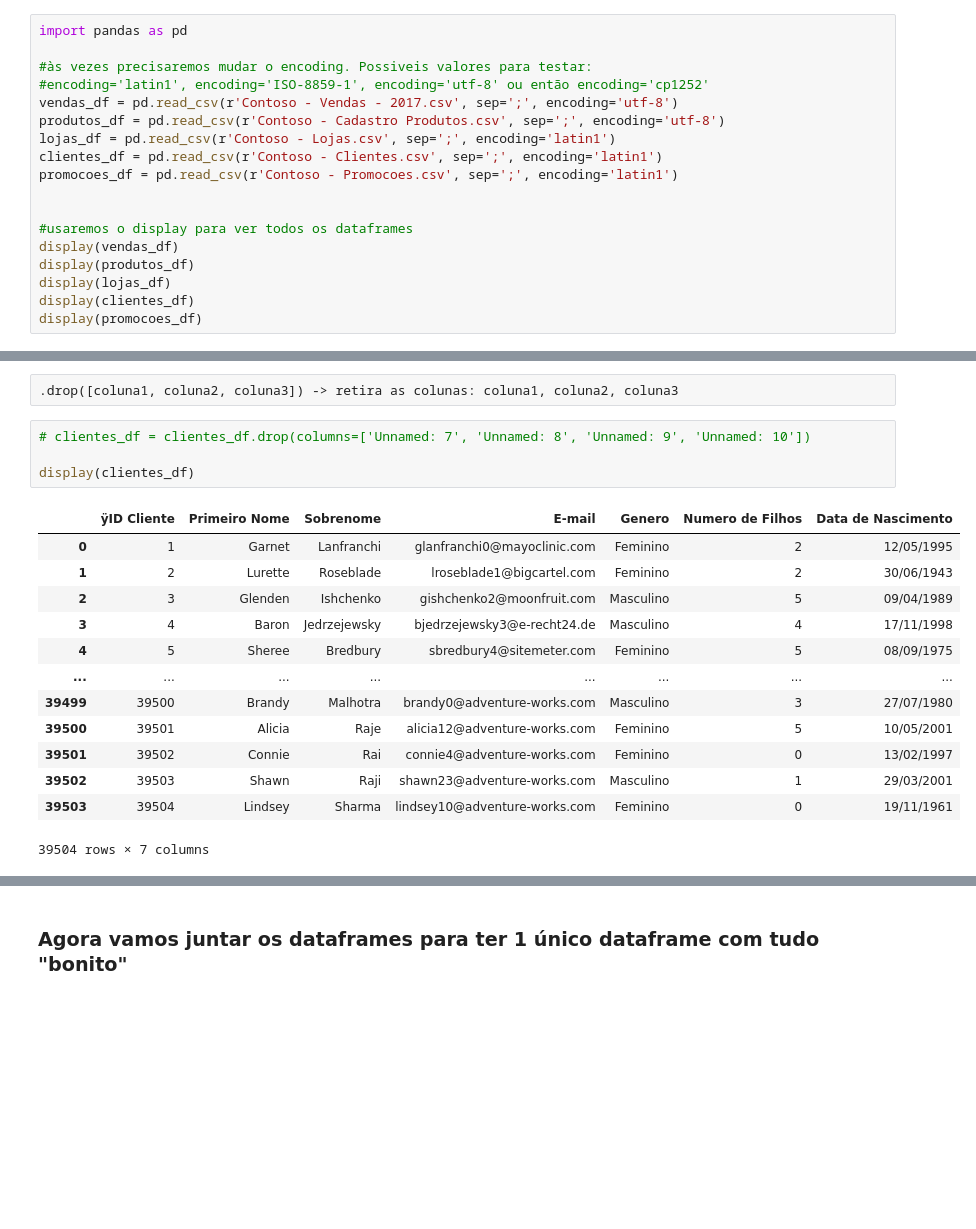
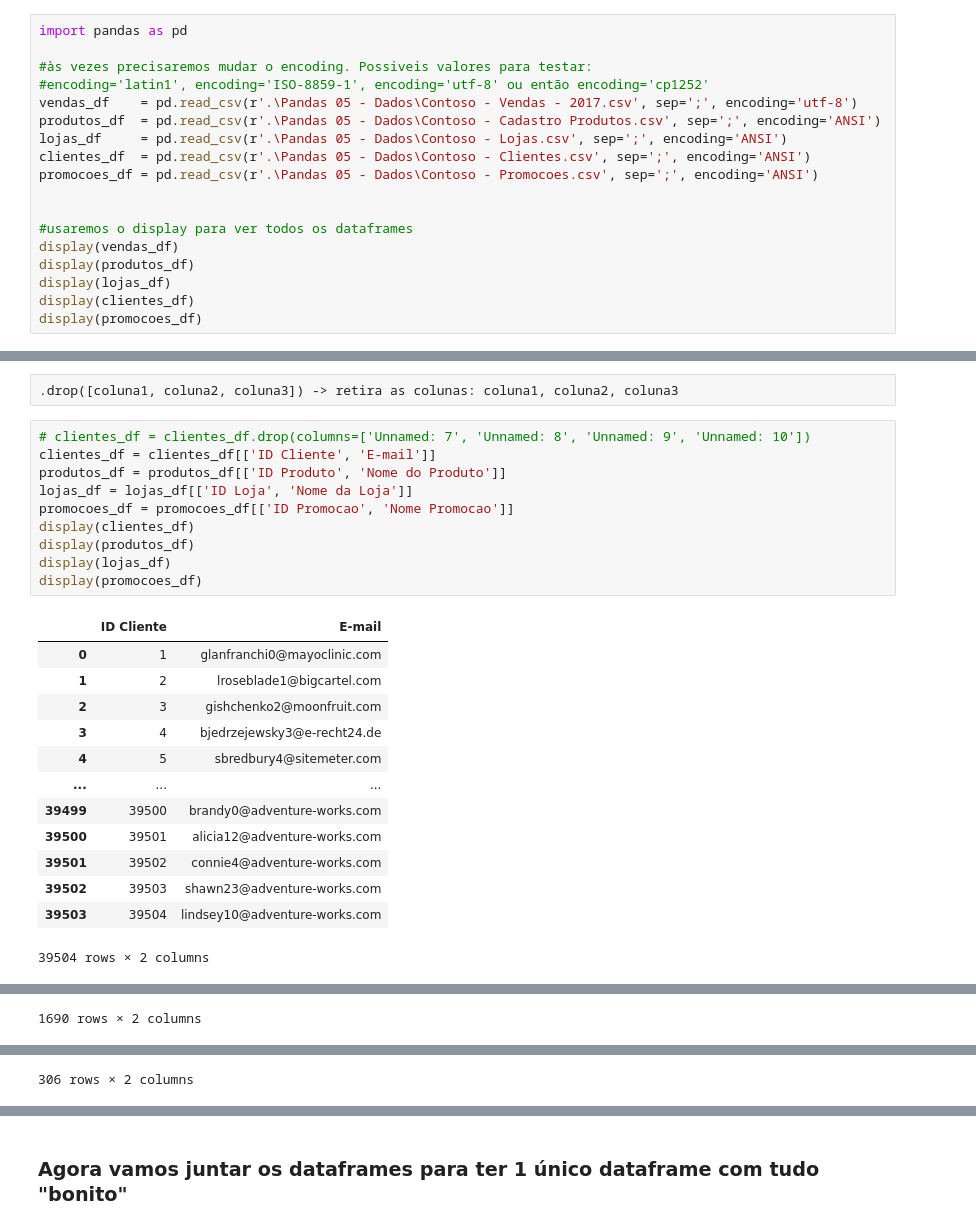
Before and after one commit to Anderson-Andy-Correa/8-Python-Impressionador-Hashtag, a Jupyter notebook: 22-Pandas_e_Integracao_com_Excel/Pandas 05 - Tratamento de Dados.ipynb, the cells around one changed output, grey strips where cells are left out. Cells and saved outputs as stored; diff of their text form; blank space fills up the shorter version.

```diff
--- a/22-Pandas_e_Integracao_com_Excel/Pandas 05 - Tratamento de Dados.ipynb
+++ b/22-Pandas_e_Integracao_com_Excel/Pandas 05 - Tratamento de Dados.ipynb
@@ -13,11 +13,11 @@ import pandas as pd
 
 #às vezes precisaremos mudar o encoding. Possiveis valores para testar:
 #encoding='latin1', encoding='ISO-8859-1', encoding='utf-8' ou então encoding='cp1252'
-vendas_df = pd.read_csv(r'Contoso - Vendas - 2017.csv', sep=';', encoding='utf-8')
-produtos_df = pd.read_csv(r'Contoso - Cadastro Produtos.csv', sep=';', encoding='utf-8')
-lojas_df = pd.read_csv(r'Contoso - Lojas.csv', sep=';', encoding='latin1')
-clientes_df = pd.read_csv(r'Contoso - Clientes.csv', sep=';', encoding='latin1')
-promocoes_df = pd.read_csv(r'Contoso - Promocoes.csv', sep=';', encoding='latin1')
+vendas_df    = pd.read_csv(r'.\Pandas 05 - Dados\Contoso - Vendas - 2017.csv', sep=';', encoding='utf-8')
+produtos_df  = pd.read_csv(r'.\Pandas 05 - Dados\Contoso - Cadastro Produtos.csv', sep=';', encoding='ANSI')
+lojas_df     = pd.read_csv(r'.\Pandas 05 - Dados\Contoso - Lojas.csv', sep=';', encoding='ANSI')
+clientes_df  = pd.read_csv(r'.\Pandas 05 - Dados\Contoso - Clientes.csv', sep=';', encoding='ANSI')
+promocoes_df = pd.read_csv(r'.\Pandas 05 - Dados\Contoso - Promocoes.csv', sep=';', encoding='ANSI')
 
 
 #usaremos o display para ver todos os dataframes
@@ -102,19 +102,25 @@ display(promocoes_df)
 .drop([coluna1, coluna2, coluna3]) -> retira as colunas: coluna1, coluna2, coluna3
 # %%
 # clientes_df = clientes_df.drop(columns=['Unnamed: 7', 'Unnamed: 8', 'Unnamed: 9', 'Unnamed: 10'])
-
+clientes_df = clientes_df[['ID Cliente', 'E-mail']]
+produtos_df = produtos_df[['ID Produto', 'Nome do Produto']]
+lojas_df = lojas_df[['ID Loja', 'Nome da Loja']]
+promocoes_df = promocoes_df[['ID Promocao', 'Nome Promocao']]
 display(clientes_df)
+display(produtos_df)
+display(lojas_df)
+display(promocoes_df)
 # %% [output]
-|  | ÿID Cliente | Primeiro Nome | Sobrenome | E-mail | Genero | Numero de Filhos | Data de Nascimento |
-| 0 | 1 | Garnet | Lanfranchi | glanfranchi0@mayoclinic.com | Feminino | 2 | 12/05/1995 |
-| 1 | 2 | Lurette | Roseblade | lroseblade1@bigcartel.com | Feminino | 2 | 30/06/1943 |
-| 2 | 3 | Glenden | Ishchenko | gishchenko2@moonfruit.com | Masculino | 5 | 09/04/1989 |
-| 3 | 4 | Baron | Jedrzejewsky | bjedrzejewsky3@e-recht24.de | Masculino | 4 | 17/11/1998 |
-| 4 | 5 | Sheree | Bredbury | sbredbury4@sitemeter.com | Feminino | 5 | 08/09/1975 |
-| ... | ... | ... | ... | ... | ... | ... | ... |
-| 39499 | 39500 | Brandy | Malhotra | brandy0@adventure-works.com | Masculino | 3 | 27/07/1980 |
-| 39500 | 39501 | Alicia | Raje | alicia12@adventure-works.com | Feminino | 5 | 10/05/2001 |
-| 39501 | 39502 | Connie | Rai | connie4@adventure-works.com | Feminino | 0 | 13/02/1997 |
-| 39502 | 39503 | Shawn | Raji | shawn23@adventure-works.com | Masculino | 1 | 29/03/2001 |
-| 39503 | 39504 | Lindsey | Sharma | lindsey10@adventure-works.com | Feminino | 0 | 19/11/1961 |
+|  | ID Cliente | E-mail |
+| 0 | 1 | glanfranchi0@mayoclinic.com |
+| 1 | 2 | lroseblade1@bigcartel.com |
+| 2 | 3 | gishchenko2@moonfruit.com |
+| 3 | 4 | bjedrzejewsky3@e-recht24.de |
+| 4 | 5 | sbredbury4@sitemeter.com |
+| ... | ... | ... |
+| 39499 | 39500 | brandy0@adventure-works.com |
+| 39500 | 39501 | alicia12@adventure-works.com |
+| 39501 | 39502 | connie4@adventure-works.com |
+| 39502 | 39503 | shawn23@adventure-works.com |
+| 39503 | 39504 | lindsey10@adventure-works.com |
-39504 rows × 7 columns
+39504 rows × 2 columns
@@ -120,0 +139 @@ display(clientes_df)
+1690 rows × 2 columns
@@ -120,0 +152 @@ display(clientes_df)
+306 rows × 2 columns
```
Also changed, not shown: parts of 5 cells of this notebook, 8 other files.
